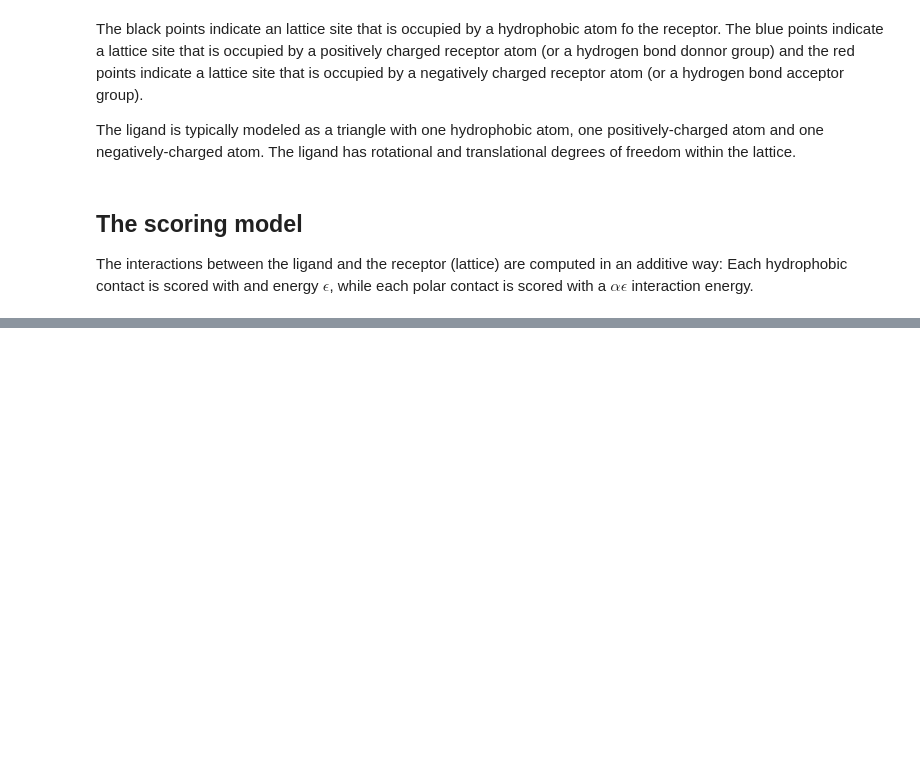
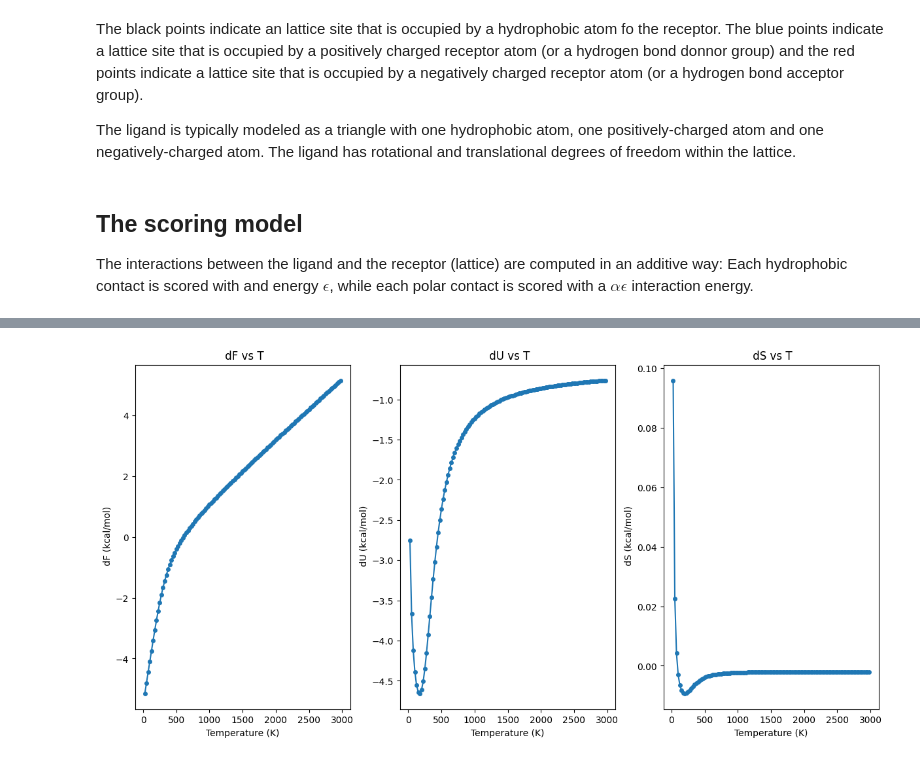
Before and after one commit to alessandronascimento/HP_LiBELa, a Jupyter notebook: Colab/HP_LiBELa.ipynb, the cells around one changed output, grey strips where cells are left out. Saved outputs shown, nothing was run; the diff lists cells and outputs as text; code cells hidden in the pictures; blank space fills up the shorter version.

```diff
--- a/Colab/HP_LiBELa.ipynb
+++ b/Colab/HP_LiBELa.ipynb
@@ -52,7 +52,7 @@ verbose = False # @param {type:"boolean"}
 mc_steps = 1000000 # @param {type:"integer"}
 single_temp = False # @param {type:"boolean"}
 temperature = 100.0 # @param {type:"number"}
-alpha = 2.0 # @param {type:"number"}
+alpha = 3.0 # @param {type:"number"}
 epsilon = -0.5 # @param {type:"number"}
 read_file = False # @param {type:"boolean"}
 
@@ -90,5 +108,5 @@ print("**********************************************************************");
 # %%
-# @title HP Modeling
+# @title HP Modeling: Default 8x8 Lattice
 Binding_Lattice = Lattice(epsilon, polar_epsilon, verbose);
 Binding_Lattice.create_binding_lattice();
 Binding_Lattice.create_ligand();
@@ -122,37 +140,43 @@ if ( not single_temp):
     dF = ThermoData.F[i] - ThermoData2.F[i];
     dU = ThermoData.U[i] - ThermoData2.U[i];
     dS = ThermoData.S[i] - ThermoData2.S[i];
 #    print("Binding_Data: %10.5f %10.5f %10.5f %10.5f %10.5f" % (ThermoData.vt[i], dF, dU, dS, -ThermoData.vt[i]*dS));
     Ts.append(ThermoData.vt[i])
     dFs.append(dF)
     dUs.append(dU)
     dSs.append(dS)
 
   Binding_Lattice.print_line();
   Binding_Lattice.print_line();
 
-  fig, axs = plt.subplots(2, 2, figsize=(10, 6), layout='constrained')
-  for ax,i,names in zip(axs.flat, [dFs, dUs, dSs, dFs], ['dF', 'dU','dS','dF']):
+  fig, axs = plt.subplots(1, 3, figsize=(12, 6), layout='constrained')
+  for ax,i,names in zip(axs.flat, [dFs, dUs, dSs], ['dF', 'dU','dS']):
     ax.set_title(f' {names} vs T')
     ax.plot(Ts, i, 'o', ls='-', ms=4)
+    ax.set_xlabel('Temperature (K)')
+    ax.set_ylabel(f' {names} (kcal/mol)')
 
 else:
 #  print("#Binding_Data: %10s %10s %10s %10s %10s", "Temp(K)", "dF", "dU", "dS", "-TdS");
   dF = ThermoData.single_F - ThermoData2.single_F;
   dU = ThermoData.single_U - ThermoData2.single_U;
   dS = ThermoData.single_S - ThermoData2.single_S;
 #  print("Binding_Data: %10.5f %10.5f %10.5f %10.5f %10.5f" % (temperature, dF, dU, dS, -temperature*dS));
   Ts.append(temperature)
   dFs.append(dF)
   dUs.append(dU)
   dSs.append(dS)
   Binding_Lattice.print_line();
   Binding_Lattice.print_line();
 
-  fig, axs = plt.subplots(2, 2, figsize=(10, 6), layout='constrained')
-  for ax,i,names in zip(axs.flat, [dFs, dUs, dSs, dFs], ['dF', 'dU','dS','dF']):
+  fig, axs = plt.subplots(1, 3, figsize=(12, 6), layout='constrained')
+  for ax,i,names in zip(axs.flat, [dFs, dUs, dSs], ['dF', 'dU','dS']):
     ax.set_title(f' {names} vs T')
     ax.plot(Ts, i, 'o', ls='-', ms=4)
+    ax.set_xlabel('Temperature (K)')
+    ax.set_ylabel(f' {names} (kcal/mol)')
+# %% [output]
+[figure, added]
 # %%
 # @title Binding as a Function of the Interaction Energies
 
```
Also changed, not shown: parts of 10 cells of this notebook.
